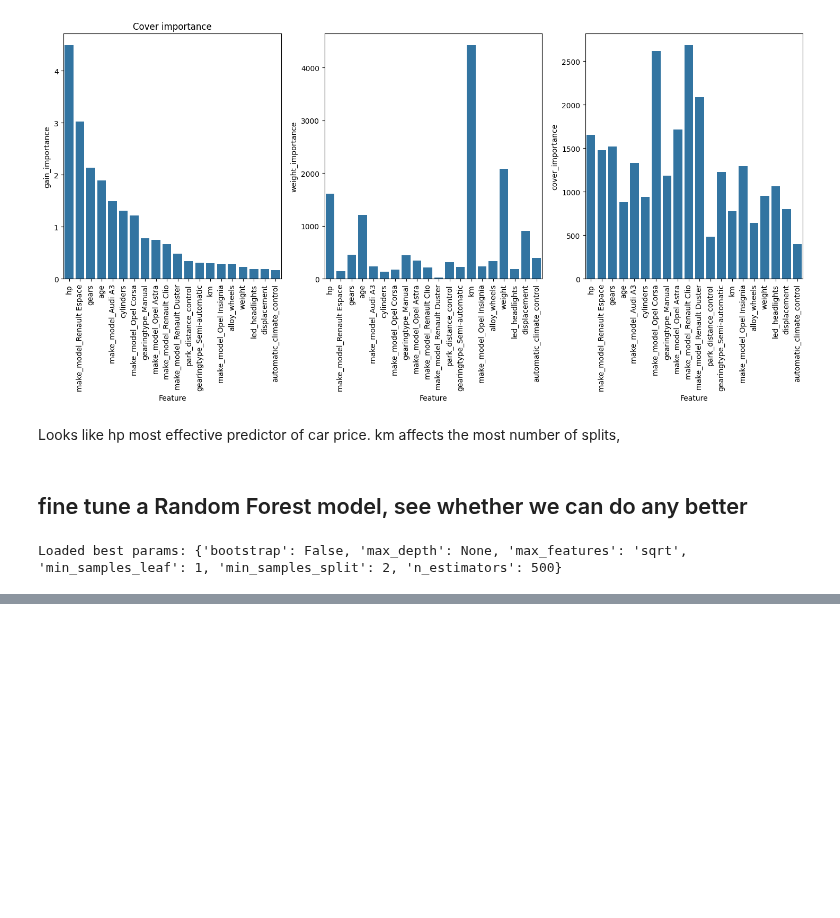
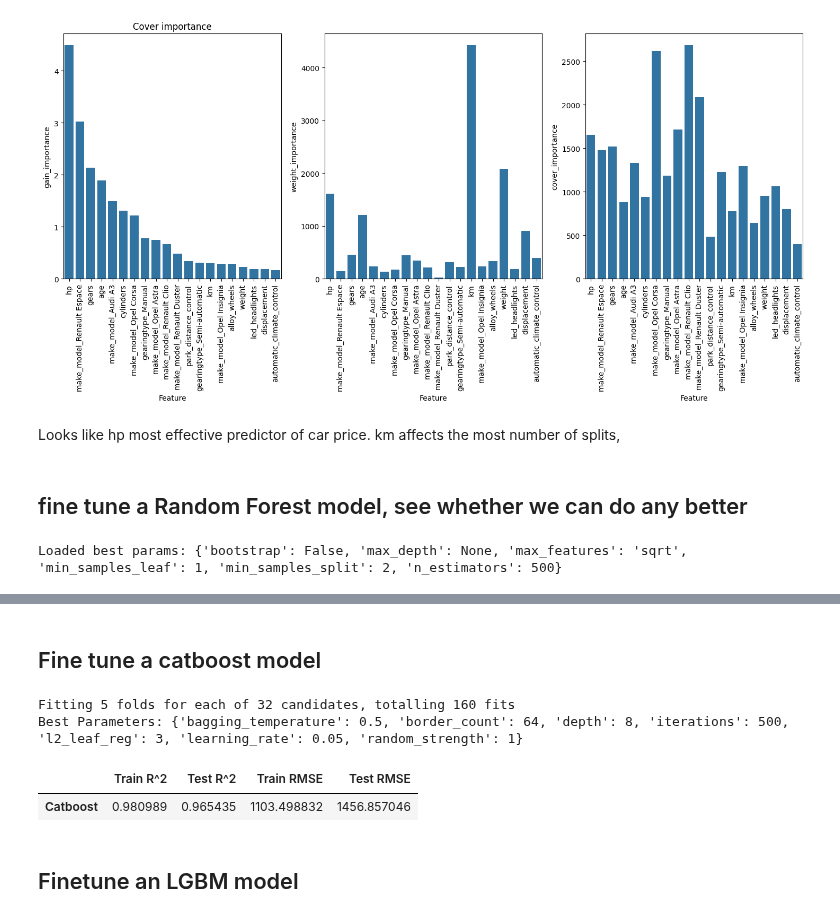
Before and after one commit to balintstewart77/magnimind-assignments, a Jupyter notebook: Auto_scout/auto_scout_part6_estimators.ipynb, the cells around one changed output, grey strips where cells are left out. Cells and saved outputs as stored; diff of their text form; code cells hidden in the pictures; blank space fills up the shorter version.

```diff
--- a/Auto_scout/auto_scout_part6_estimators.ipynb
+++ b/Auto_scout/auto_scout_part6_estimators.ipynb
@@ -632,0 +613,80 @@ Best Hyperparameters: {'bootstrap': False, 'max_depth': None, 'max_features': 's
+# %% [markdown]
+## Fine tune a catboost model
+# %%
+
+run_gridsearch = True # set to True whe you want to run gridsearch
+
+catboost_model = CatBoostRegressor(silent=True)
+param_grid = {
+    'iterations': [500],              # Number of boosting iterations (trees)
+    'learning_rate': [0.01, 0.05],     # Learning rate (step size)
+    'depth': [6, 8],                 # Depth of the trees
+    'l2_leaf_reg': [3, 5],            # L2 regularization term
+    'border_count': [32, 64],          # Number of splits for categorical features
+    'bagging_temperature': [0.5],   # Random strength for bagging (boosting)
+    'random_strength': [1, 2]           # Strength of randomization in splits          # min number of samples needed in each leaf
+}
+if run_gridsearch:
+
+    grid_search = GridSearchCV(
+        estimator=catboost_model,
+        param_grid=param_grid,
+        cv=5,  # 5-fold cross-validation
+        scoring='neg_mean_squared_error',  # Scoring based on minimizing MSE for regression
+        verbose=2,
+        n_jobs=-1  # Use all available cores for parallel processing
+)
+    grid_search.fit(X_train, y_train_log)
+
+    # Save the best parameters to avoid rerunning
+    with open('best_params.json', 'w') as f:
+        json.dump(grid_search.best_params_, f)
+else:
+    # Load the best parameters if grid search is skipped
+    with open('best_params.json', 'r') as f:
+        best_params = json.load(f)
+    print("Loaded best params:", best_params)
+
+# If running gridsearch, print the best params found
+if run_gridsearch:
+    print(f"Best Parameters: {grid_search.best_params_}")
+# %% [output]
+Fitting 5 folds for each of 32 candidates, totalling 160 fits
+Best Parameters: {'bagging_temperature': 0.5, 'border_count': 64, 'depth': 8, 'iterations': 500, 'l2_leaf_reg': 3, 'learning_rate': 0.05, 'random_strength': 1}
+# %%
+#instantiate model with opimised params
+catboost_model_ft = CatBoostRegressor(bagging_temperature =0.5, border_count = 64, depth = 8, iterations = 500,
+                                      l2_leaf_reg = 3, learning_rate = 0.05, random_strength = 1, random_state = 42, silent=True)
+
+# train the model
+catboost_model_ft.fit(X_train, y_train_log)
+# make predictions on the training data and the test data
+y_train_pred_log = catboost_model_ft.predict(X_train)
+y_test_pred_log = catboost_model_ft.predict(X_test)
+# Inverse log transform the predictions and the true values to original scale, so can compare RMSE values across log and non-transformed target variable
+y_train_pred_original = np.exp(y_train_pred_log)
+y_test_pred_original = np.exp(y_test_pred_log)
+y_train_original = np.exp(y_train_log)
+y_test_original = np.exp(y_test_log)
+# Gather evaluation metrics mean_squared_error and r2_score on both train and test datasets
+train_r2 = r2_score(y_train_log, y_train_pred_log)
+test_r2 = r2_score(y_test_log, y_test_pred_log)
+train_MSE = mean_squared_error(y_train_original, y_train_pred_original)
+test_MSE = mean_squared_error(y_test_original, y_test_pred_original)
+train_RMSE = np.sqrt(train_MSE)
+test_RMSE = np.sqrt(test_MSE)
+
+results = {
+        'Train R^2':train_r2,
+        'Test R^2':test_r2,
+        'Train RMSE':train_RMSE,
+        'Test RMSE': test_RMSE
+    }
+
+catboost_tuned_results = pd.DataFrame(results, index=['Catboost'])
+catboost_tuned_results
+# %% [output]
+|  | Train R^2 | Test R^2 | Train RMSE | Test RMSE |
+| Catboost | 0.980989 | 0.965435 | 1103.498832 | 1456.857046 |
+# %% [markdown]
+## Finetune an LGBM model
```
Also changed, not shown: parts of 20 cells of this notebook, 39 other files.
